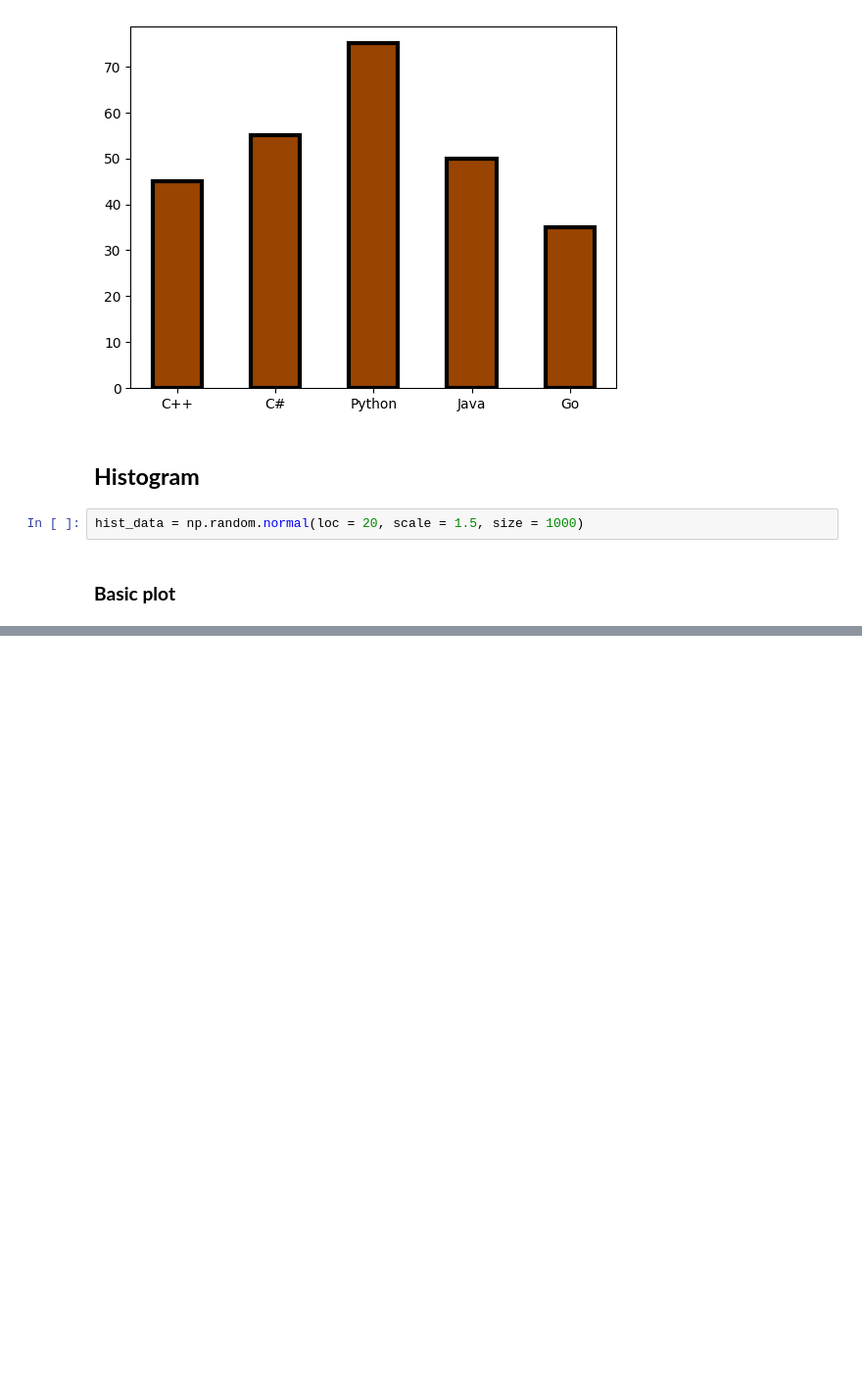
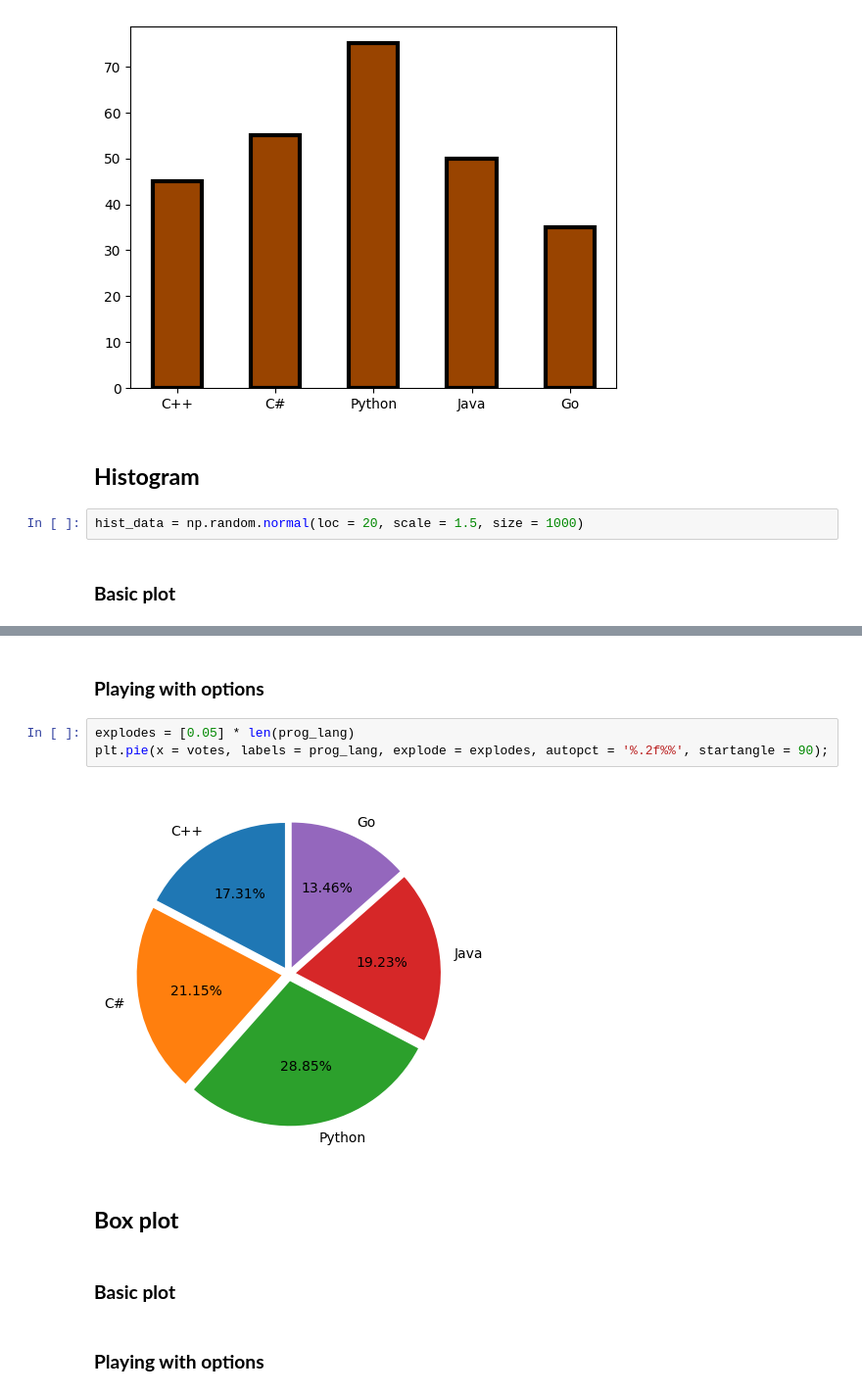
Before and after one commit to alchemistbg/matplotlib, a Jupyter notebook: matplotlib.ipynb, the cells around one changed output, grey strips where cells are left out. Shown at 98% size. Drawn from its saved outputs; the diff is of its cells as text; blank space fills up the shorter version.

```diff
--- a/matplotlib.ipynb
+++ b/matplotlib.ipynb
@@ -93,0 +102,13 @@ plt.hist(x = hist_data, bins = [hist_data.min(), 16, 18, hist_data.mean(), 22, 2
+# %% [markdown]
+### **Playing with options**
+# %%
+explodes = [0.05] * len(prog_lang)
+plt.pie(x = votes, labels = prog_lang, explode = explodes, autopct = '%.2f%%', startangle = 90);
+# %% [output]
+[figure, added]
+# %% [markdown]
+## **Box plot**
+# %% [markdown]
+### **Basic plot**
+# %% [markdown]
+### **Playing with options**
```
Also changed, not shown: parts of 14 cells of this notebook.
